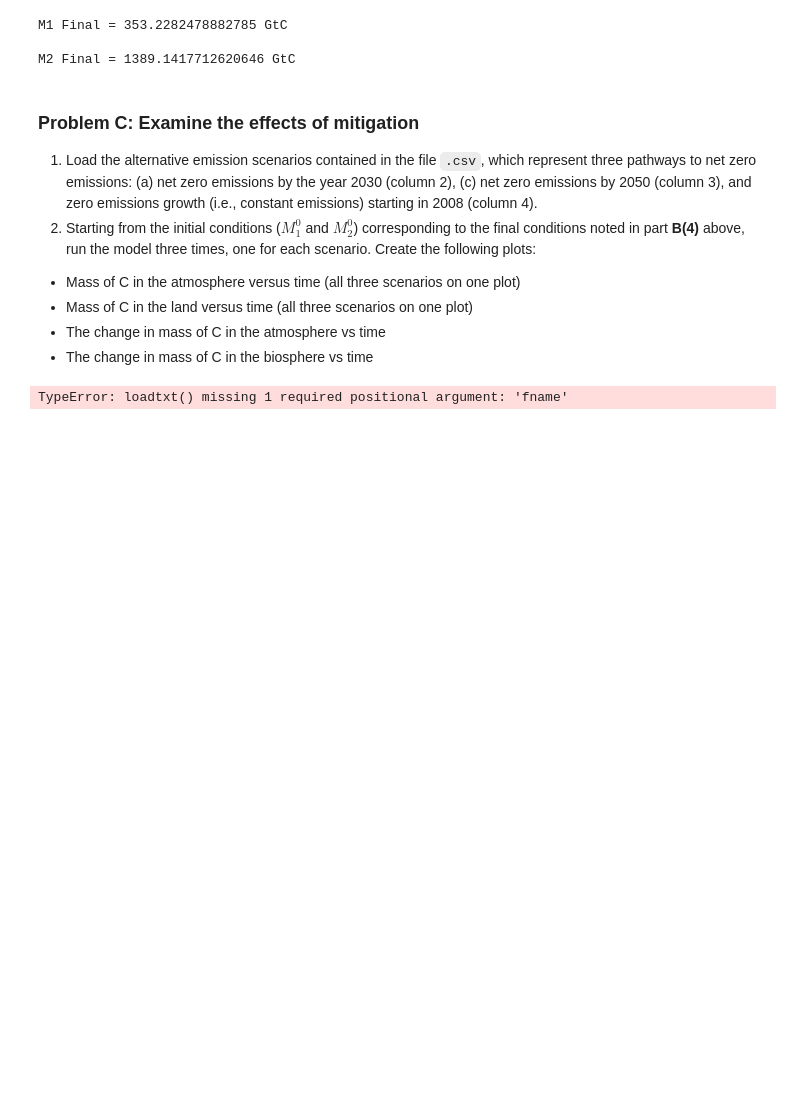
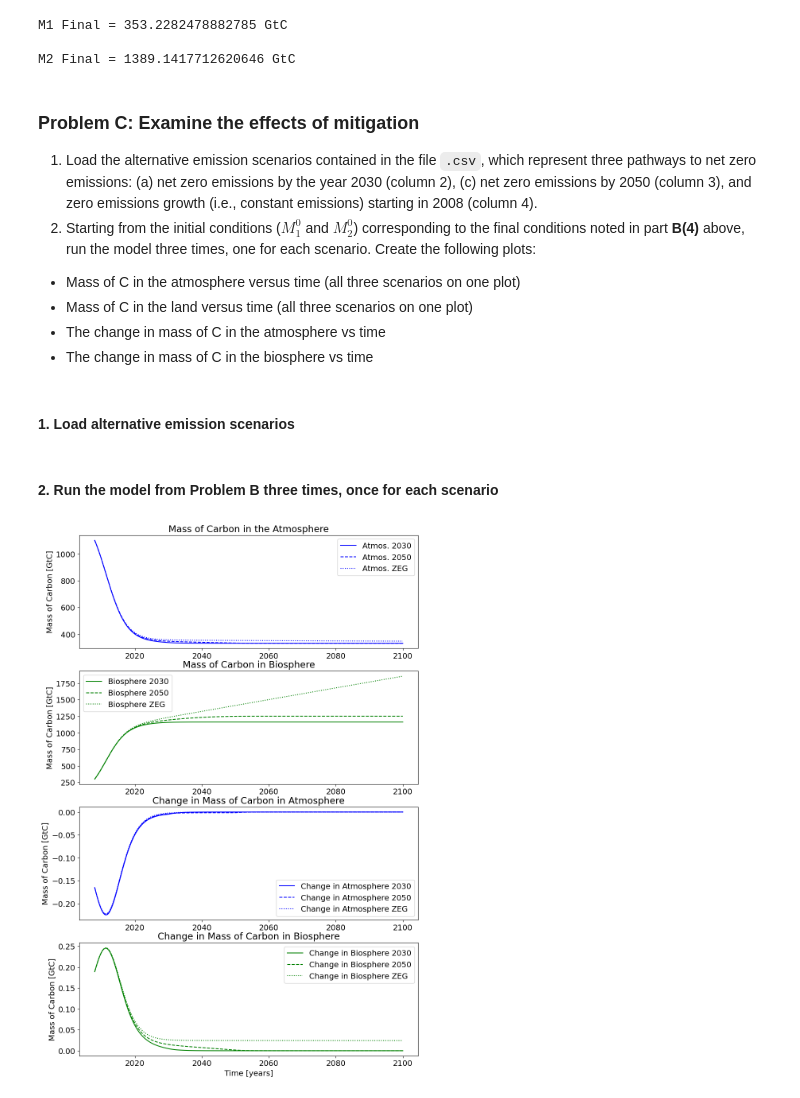
Before and after one commit to SJones167/GEOS_518, a Jupyter notebook: mod02-CarbonModel-Assignment_SJones.ipynb, the cells around one changed output. Drawn from its saved outputs; the diff is of its cells as text; code cells hidden in the pictures; blank space fills up the shorter version.

```diff
--- a/mod02-CarbonModel-Assignment_SJones.ipynb
+++ b/mod02-CarbonModel-Assignment_SJones.ipynb
@@ -215,13 +220,14 @@ M2 Final = 1389.1417712620646 GtC
   * Mass of C in the land versus time (all three scenarios on one plot)
   * The change in mass of C in the atmosphere vs time
   * The change in mass of C in the biosphere vs time
+# %% [markdown]
+#### 1. Load alternative emission scenarios
 # %%
-future_emissions_file = 'EmissionsMitigationScenarios.csv'
-
-data = np.loadtxt()
-year = data[:,0]
+future_emissions_file = 'EmissionsMitigationScenarios.2008_2100.csv'
+data = np.loadtxt(future_emissions_file, delimiter=',', skiprows=1)
+year_3 = data[:,0]
 cflux_nz2030 = data[:,1]
 cflux_nz2050 = data[:,2]
 cflux_zeg = data[:,3]
-# %% [output]
-TypeError: loadtxt() missing 1 required positional argument: 'fname'
+# %% [markdown]
+#### 2. Run the model from Problem B three times, once for each scenario
@@ -227,0 +309,41 @@ TypeError: loadtxt() missing 1 required positional argument: 'fname'
+# %%
+# Plot results
+plt.figure(figsize = (11,17))
+plt.rcParams.update({'font.size': 14})
+
+plt.subplot(4,1,1)
+plt.plot(t_3,M1_31, 'b-', label='Atmos. 2030')
+plt.plot(t_3,M1_32, 'b--', label= 'Atmos. 2050')
+plt.plot(t_3,M1_33, 'b:', label= 'Atmos. ZEG')
+plt.ylabel('Mass of Carbon [GtC]')
+plt.title('Mass of Carbon in the Atmosphere')
+plt.legend()
+
+plt.subplot(4,1,2)
+plt.plot(t_3,M2_31, 'g-', label= 'Biosphere 2030')
+plt.plot(t_3,M2_32, 'g--', label= 'Biosphere 2050')
+plt.plot(t_3,M2_33, 'g:', label= 'Biosphere ZEG')
+plt.ylabel('Mass of Carbon [GtC]')
+plt.title('Mass of Carbon in Biosphere')
+plt.legend()
+
+plt.subplot(4,1,3)
+plt.plot(t_3,dM1_31, 'b-', label='Change in Atmosphere 2030')
+plt.plot(t_3,dM1_32, 'b--', label='Change in Atmosphere 2050')
+plt.plot(t_3,dM1_33, 'b:', label='Change in Atmosphere ZEG')
+plt.ylabel('Mass of Carbon [GtC]')
+plt.title('Change in Mass of Carbon in Atmosphere')
+plt.legend()
+
+plt.subplot(4,1,4)
+plt.plot(t_3,dM2_31, 'g-', label='Change in Biosphere 2030')
+plt.plot(t_3,dM2_32, 'g--', label='Change in Biosphere 2050')
+plt.plot(t_3,dM2_33, 'g:', label='Change in Biosphere ZEG')
+plt.xlabel('Time [years]')
+plt.ylabel('Mass of Carbon [GtC]')
+plt.title('Change in Mass of Carbon in Biosphere')
+plt.legend()
+
+plt.show()
+# %% [output]
+[figure, added]
```
Also changed, not shown: parts of 5 cells of this notebook.
